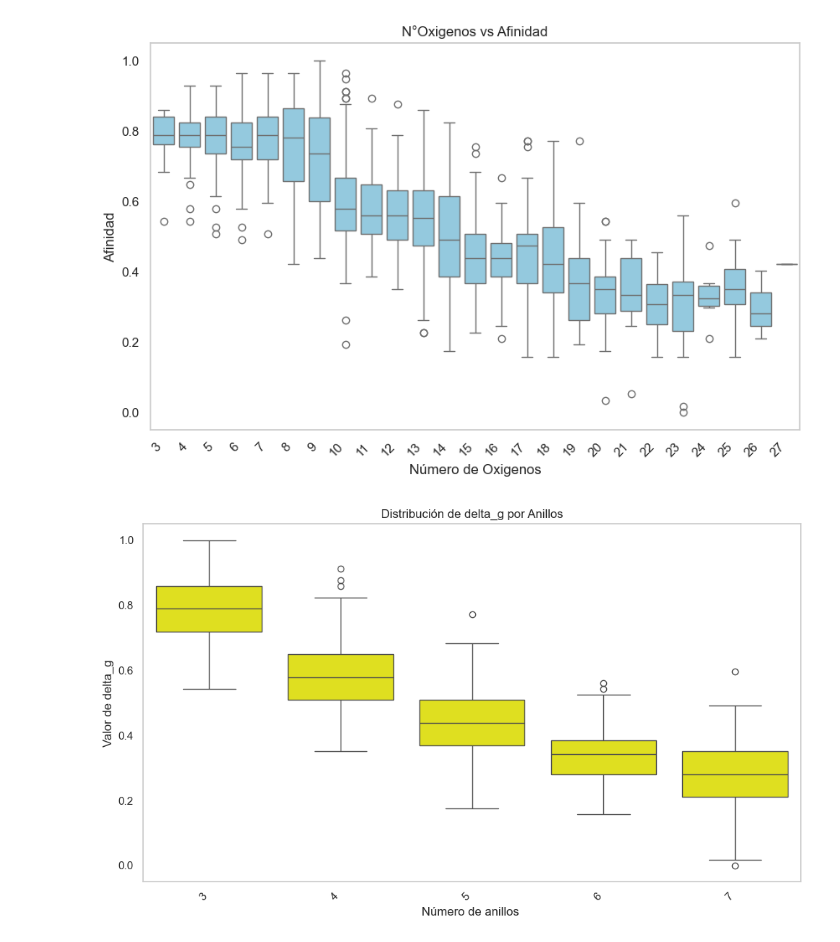
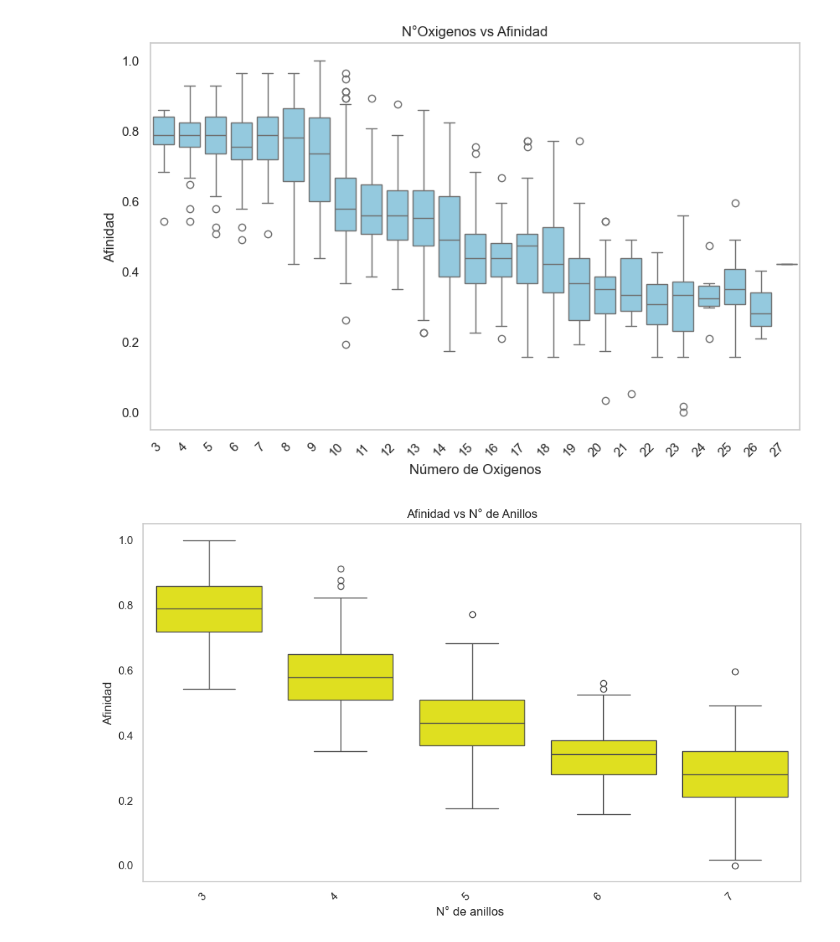
Before and after one commit to mauriciocruzriveros/BasededatosFlavonoides, a Jupyter notebook: flavonoids_collab.ipynb, the cells around one changed output. Cells and saved outputs as stored; diff of their text form; code cells hidden in the pictures.

```diff
--- a/flavonoids_collab.ipynb
+++ b/flavonoids_collab.ipynb
@@ -1647,15 +1647,15 @@ plt.grid(axis='y')
 # %%
 plt.figure(figsize=(10, 6))
 sns.boxplot(x='N°Anillos', y='deltag_scaled', data=df, color='yellow')
 # Personalizar la gráfica
-plt.xlabel('Número de anillos ')
-plt.ylabel('Valor de delta_g')
-plt.title('Distribución de delta_g por Anillos')
+plt.xlabel('N° de anillos ')
+plt.ylabel('Afinidad')
+plt.title('Afinidad vs N° de Anillos')
 plt.xticks(rotation=45, ha='right')
 plt.grid(axis='y')
 plt.tight_layout()
 # %% [output]
-[figure, old version]
+[figure, new version]
 # %%
 plt.figure(figsize=(10, 6))
 sns.boxplot(x='N°Aromaticos', y='deltag_scaled', data=df, color="lightgreen")
```
Also changed, not shown: parts of 3 cells of this notebook.
